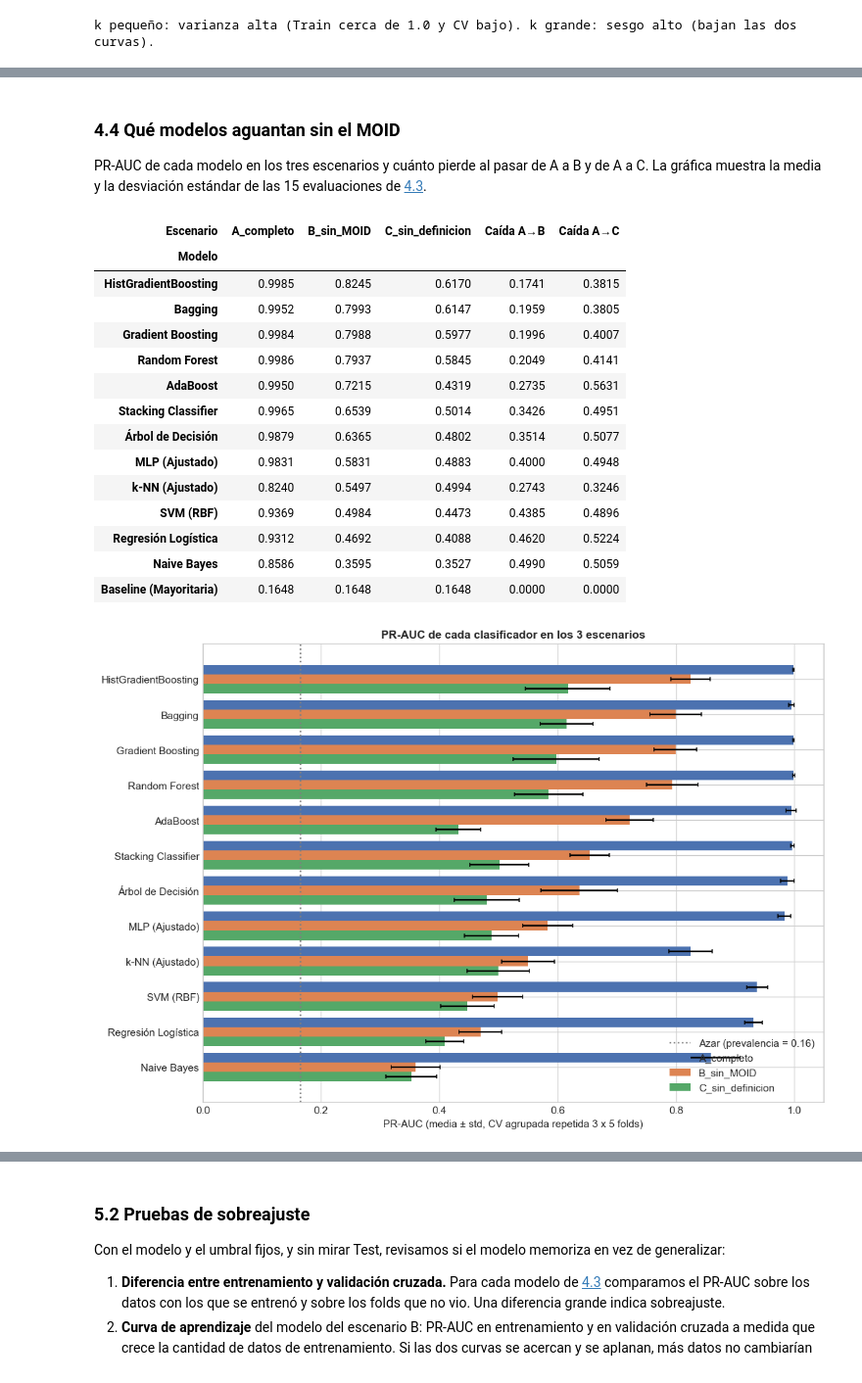
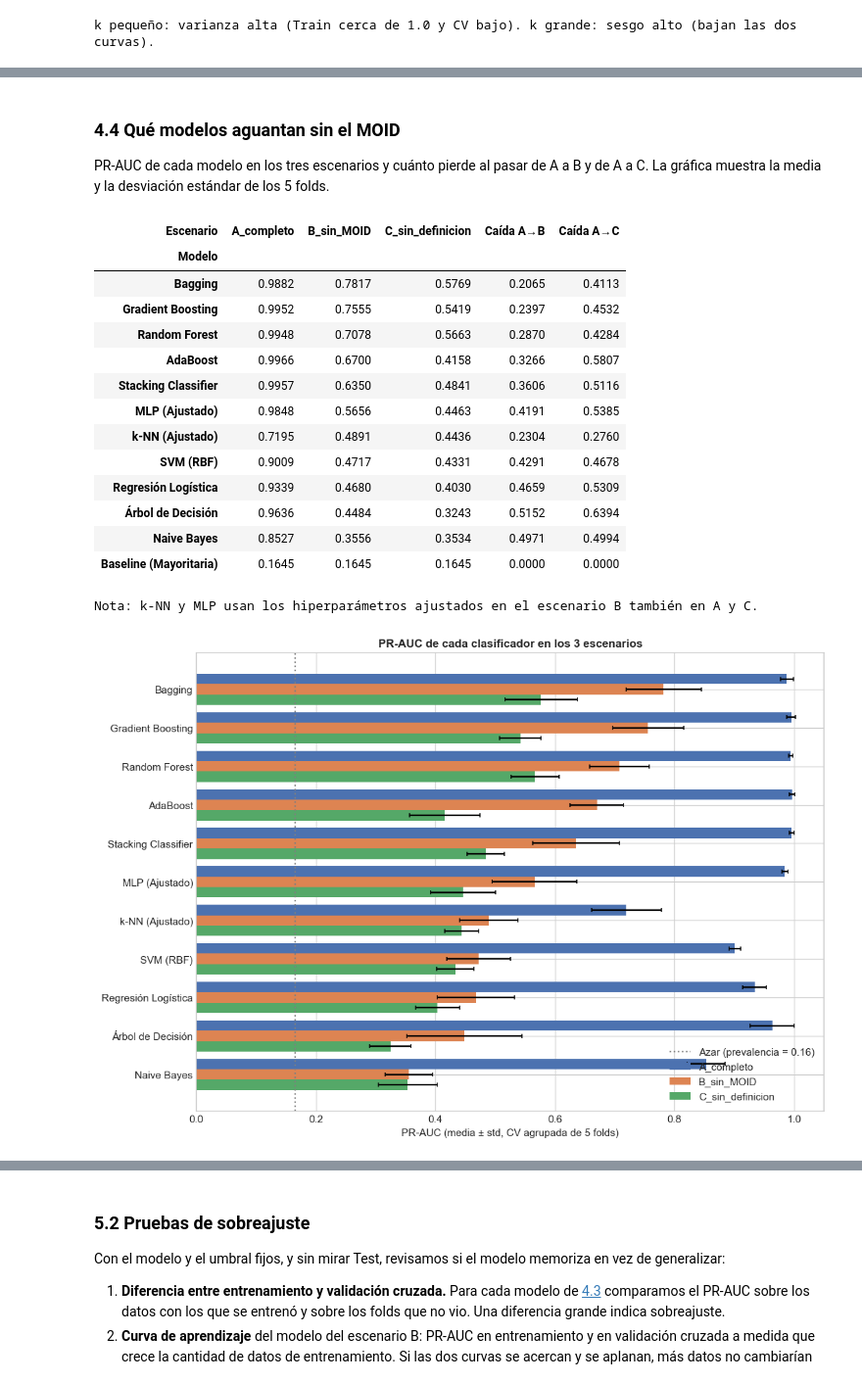
Before and after one commit to Gabrierh0h0/Rogelio, a Jupyter notebook: public/notebooks/pipeline_asteroides.ipynb, the cells around one changed output, grey strips where cells are left out. Shown at 98% size. Drawn from its saved outputs; the diff is of its cells as text; code cells hidden in the pictures.

```diff
--- a/public/notebooks/pipeline_asteroides.ipynb
+++ b/public/notebooks/pipeline_asteroides.ipynb
@@ -1255,51 +1188,52 @@ Ganador: HistGradientBoosting | diferencia con Bagging: 0.0024 de PR-AUC (desvia
 <a id="s4-4"></a>
 ### 4.4 Qué modelos aguantan sin el MOID
 
-PR-AUC de cada modelo en los tres escenarios y cuánto pierde al pasar de A a B y de A a C. La gráfica muestra la media y la desviación estándar de las 15 evaluaciones de [4.3](#s4-3).
+PR-AUC de cada modelo en los tres escenarios y cuánto pierde al pasar de A a B y de A a C. La gráfica muestra la media y la desviación estándar de los 5 folds.
 # %%
 # 4.4 PR-AUC por escenario y caída respecto al escenario A
 pivot_pr = df_bench_all.pivot(index='Modelo', columns='Escenario', values='pr_auc')[list(ESCENARIOS)]
 pivot_pr['Caída A→B'] = pivot_pr['A_completo'] - pivot_pr['B_sin_MOID']
 pivot_pr['Caída A→C'] = pivot_pr['A_completo'] - pivot_pr['C_sin_definicion']
 pivot_pr = pivot_pr.sort_values('B_sin_MOID', ascending=False)
 display(pivot_pr.round(4))
+print('Nota: k-NN y MLP usan los hiperparámetros ajustados en el escenario B también en A y C.')
 
 # Gráfica comparativa con barras de error (± 1 desviación estándar)
 modelos_graf = [m for m in pivot_pr.index if m != 'Baseline (Mayoritaria)']
 paleta_esc = {'A_completo': '#4C72B0', 'B_sin_MOID': '#DD8452', 'C_sin_definicion': '#55A868'}
 alto = 0.27
 fig, ax = plt.subplots(figsize=(10, 7))
 for j, esc in enumerate(ESCENARIOS):
     sub = df_bench_all[df_bench_all['Escenario'] == esc].set_index('Modelo').loc[modelos_graf]
     pos = np.arange(len(modelos_graf)) + (j - 1) * alto
     ax.barh(pos, sub['pr_auc'], height=alto, xerr=sub['pr_auc_std'], capsize=2, color=paleta_esc[esc], label=esc)
 ax.set_yticks(np.arange(len(modelos_graf)))
 ax.set_yticklabels(modelos_graf)
 ax.invert_yaxis()
 ax.axvline(y_train_arr.mean(), color='gray', ls=':', label=f'Azar (prevalencia = {y_train_arr.mean():.2f})')
 ax.set_xlim(0, 1.05)
-ax.set_xlabel('PR-AUC (media ± std, CV agrupada repetida 3 x 5 folds)')
+ax.set_xlabel('PR-AUC (media ± std, CV agrupada de 5 folds)')
 ax.set_title('PR-AUC de cada clasificador en los 3 escenarios', fontweight='bold')
 ax.legend(loc='lower right')
 plt.tight_layout()
 plt.show()
 # %% [output]
 | Escenario | A_completo | B_sin_MOID | C_sin_definicion | Caída A→B | Caída A→C |
 | Modelo |  |  |  |  |  |
-| HistGradientBoosting | 0.9985 | 0.8245 | 0.6170 | 0.1741 | 0.3815 |
-| Bagging | 0.9952 | 0.7993 | 0.6147 | 0.1959 | 0.3805 |
-| Gradient Boosting | 0.9984 | 0.7988 | 0.5977 | 0.1996 | 0.4007 |
-| Random Forest | 0.9986 | 0.7937 | 0.5845 | 0.2049 | 0.4141 |
-| AdaBoost | 0.9950 | 0.7215 | 0.4319 | 0.2735 | 0.5631 |
-| Stacking Classifier | 0.9965 | 0.6539 | 0.5014 | 0.3426 | 0.4951 |
-| Árbol de Decisión | 0.9879 | 0.6365 | 0.4802 | 0.3514 | 0.5077 |
-| MLP (Ajustado) | 0.9831 | 0.5831 | 0.4883 | 0.4000 | 0.4948 |
-| k-NN (Ajustado) | 0.8240 | 0.5497 | 0.4994 | 0.2743 | 0.3246 |
-| SVM (RBF) | 0.9369 | 0.4984 | 0.4473 | 0.4385 | 0.4896 |
-| Regresión Logística | 0.9312 | 0.4692 | 0.4088 | 0.4620 | 0.5224 |
-| Naive Bayes | 0.8586 | 0.3595 | 0.3527 | 0.4990 | 0.5059 |
-| Baseline (Mayoritaria) | 0.1648 | 0.1648 | 0.1648 | 0.0000 | 0.0000 |
+| Bagging | 0.9882 | 0.7817 | 0.5769 | 0.2065 | 0.4113 |
+| Gradient Boosting | 0.9952 | 0.7555 | 0.5419 | 0.2397 | 0.4532 |
+| Random Forest | 0.9948 | 0.7078 | 0.5663 | 0.2870 | 0.4284 |
+| AdaBoost | 0.9966 | 0.6700 | 0.4158 | 0.3266 | 0.5807 |
+| Stacking Classifier | 0.9957 | 0.6350 | 0.4841 | 0.3606 | 0.5116 |
+| MLP (Ajustado) | 0.9848 | 0.5656 | 0.4463 | 0.4191 | 0.5385 |
+| k-NN (Ajustado) | 0.7195 | 0.4891 | 0.4436 | 0.2304 | 0.2760 |
+| SVM (RBF) | 0.9009 | 0.4717 | 0.4331 | 0.4291 | 0.4678 |
+| Regresión Logística | 0.9339 | 0.4680 | 0.4030 | 0.4659 | 0.5309 |
+| Árbol de Decisión | 0.9636 | 0.4484 | 0.3243 | 0.5152 | 0.6394 |
+| Naive Bayes | 0.8527 | 0.3556 | 0.3534 | 0.4971 | 0.4994 |
+| Baseline (Mayoritaria) | 0.1645 | 0.1645 | 0.1645 | 0.0000 | 0.0000 |
+Nota: k-NN y MLP usan los hiperparámetros ajustados en el escenario B también en A y C.
-[figure, old version]
+[figure, new version]
 # %% [markdown]
 <a id="s5"></a>
 ## 5. Evaluación (Configure & Build)
```
Also changed, not shown: parts of 21 cells of this notebook, 18 other files.
